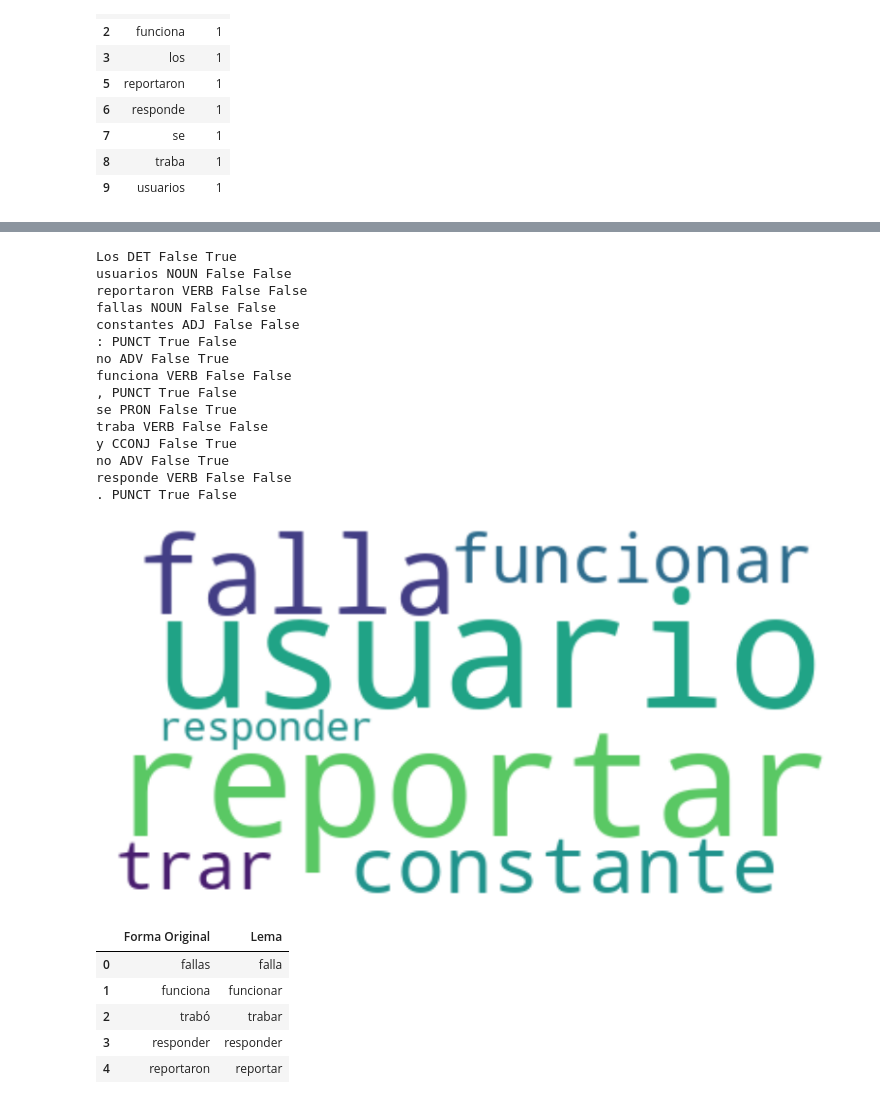
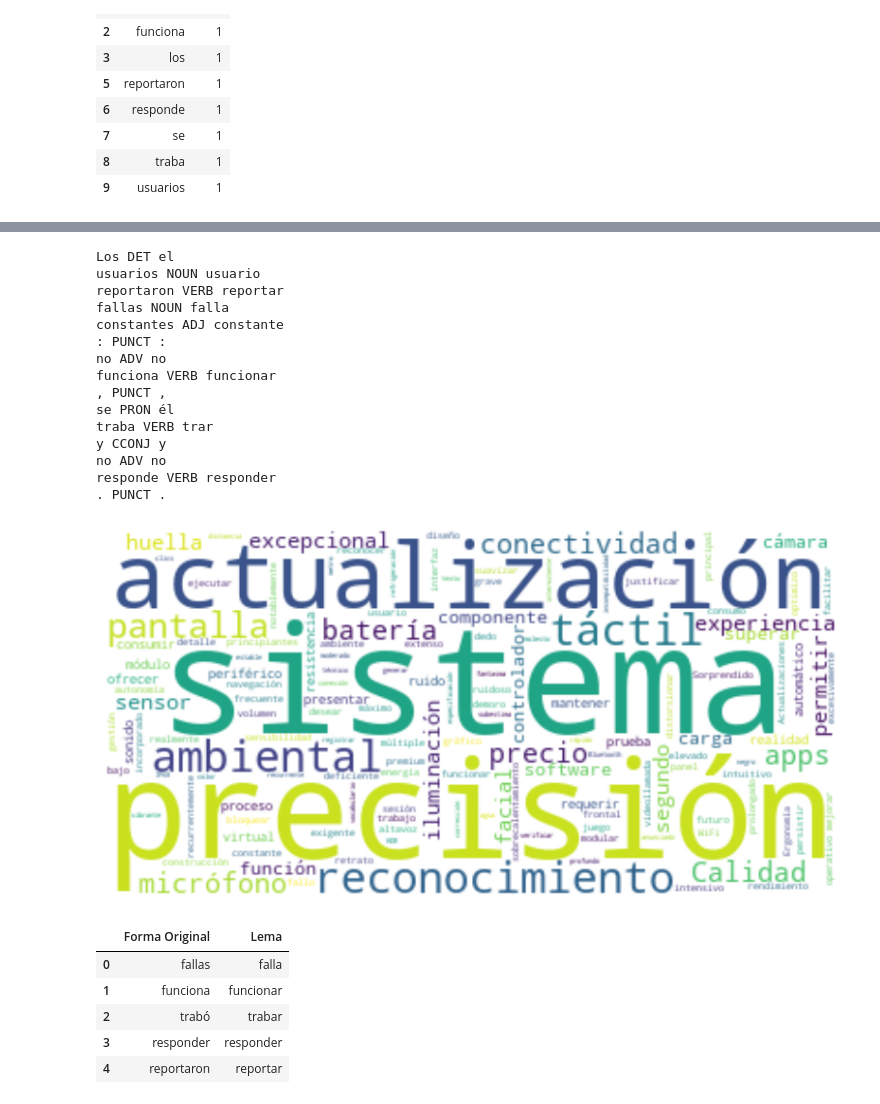
Before and after one commit to Alvaro-diez/Desarrollo-generativa, a Jupyter notebook: solutions/NLP/lemmatizacion/practica_lemmatizacion.ipynb, the cells around one changed output, grey strips where cells are left out. Cells and saved outputs as stored; diff of their text form; code cells hidden in the pictures.

Commit message:
Commit con lemmatizacion completado bien

```diff
--- a/solutions/NLP/lemmatizacion/practica_lemmatizacion.ipynb
+++ b/solutions/NLP/lemmatizacion/practica_lemmatizacion.ipynb
@@ -64,40 +63,37 @@ You can now load the package via spacy.load('es_core_news_sm')
 nlp = spacy.load("es_core_news_sm")
 doc = nlp(ej_critico)
 
-# for token in doc:
-#     print(token.text, token.pos_, token.lemma_)
-
 for token in doc:
-    print(token.text, token.pos_, token.is_punct, token.is_stop)
+    print(token.text, token.pos_, token.lemma_)
 # %% [output]
-Los DET False True
-usuarios NOUN False False
-reportaron VERB False False
-fallas NOUN False False
-constantes ADJ False False
-: PUNCT True False
-no ADV False True
-funciona VERB False False
-, PUNCT True False
-se PRON False True
-traba VERB False False
-y CCONJ False True
-no ADV False True
-responde VERB False False
-. PUNCT True False
+Los DET el
+usuarios NOUN usuario
+reportaron VERB reportar
+fallas NOUN falla
+constantes ADJ constante
+: PUNCT :
+no ADV no
+funciona VERB funcionar
+, PUNCT ,
+se PRON él
+traba VERB trar
+y CCONJ y
+no ADV no
+responde VERB responder
+. PUNCT .
 # %%
 
-text = " ".join([df["texto"]])
+text = " ".join(df["texto"])
 doc = nlp(text)
 lemmas = " ".join([token.lemma_ for token in doc if not token.is_stop and not token.is_punct])
 wordcloud = WordCloud(background_color='white').generate(lemmas)
 
 plt.figure(figsize=(10, 6))
 plt.imshow(wordcloud, interpolation='bilinear')
 plt.axis('off')
 plt.show()
 # %% [output]
-[figure, old version]
+[figure, new version]
 # %%
 
 variantes = [("fallas", "falla"), ("funciona", "funcionar"), ("trabó", "trabar"), ("responder", "responder"), ("reportaron", "reportar")]
```
Also changed, not shown: parts of 7 cells of this notebook.
